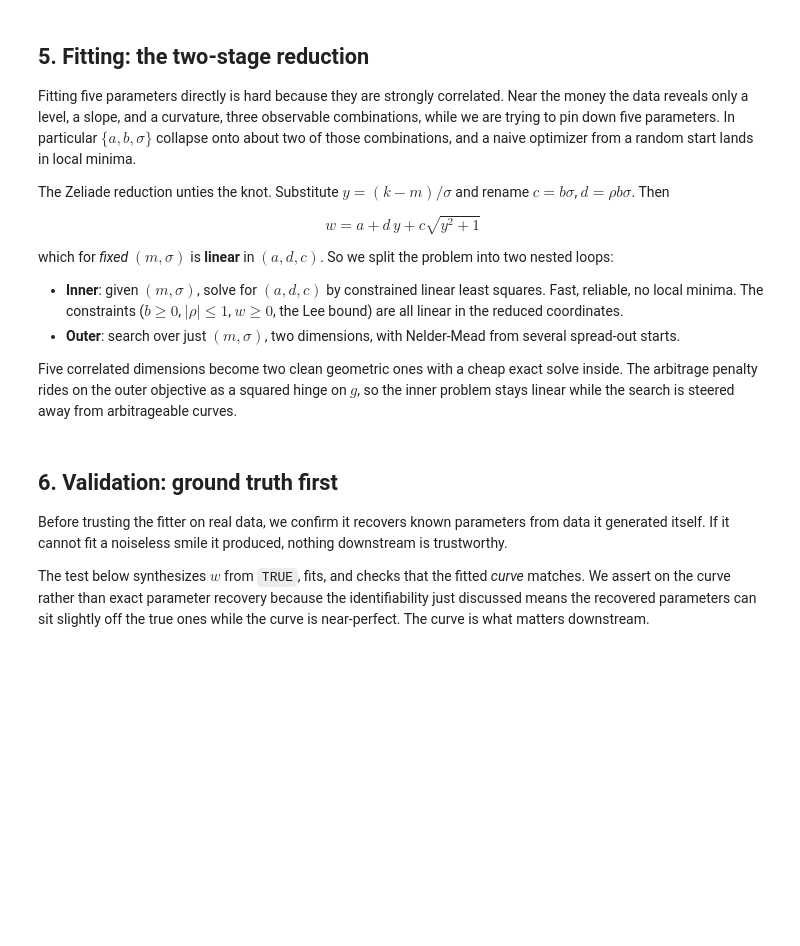
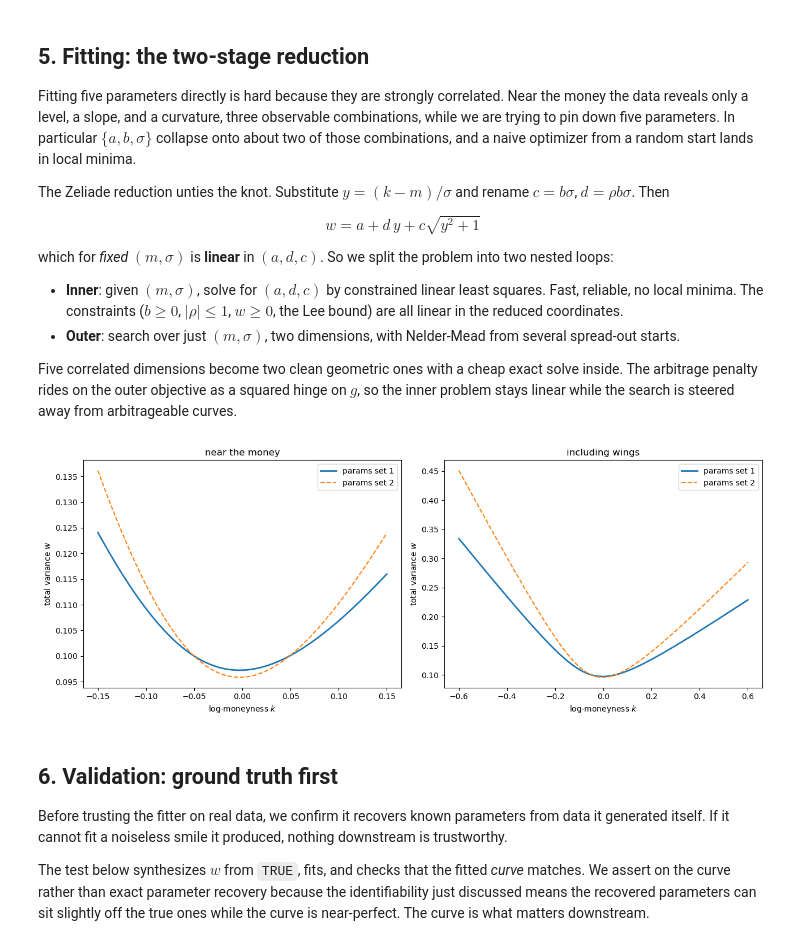
Before and after one commit to Kunvuthi/quant-project, a Jupyter notebook: notebooks/10_svi_fit.ipynb, the cells around one changed output. Cells and saved outputs as stored; diff of their text form; code cells hidden in the pictures; blank space fills up the shorter version.

Commit message:
Written up illustrations and fit SVI calibration to real SPX data

```diff
--- a/notebooks/10_svi_fit.ipynb
+++ b/notebooks/10_svi_fit.ipynb
@@ -190,13 +264,29 @@ hinge on $g$, so the inner problem stays linear while the search is steered
 away from arbitrageable curves.
 # %%
 # Illustrate the identifiability point that motivates the reduction.
-# Show two DIFFERENT parameter sets that produce nearly the SAME curve near the
-# money, to make "badly identified" concrete.
-#
-# Take TRUE, and a perturbed set where a is lowered and b*sigma raised to
-# roughly compensate (recall level ~ a + b*sigma). Plot both over a modest k
-# range: near the money they nearly coincide, they separate only in the wings.
-# This is why the fit needs wing data and why the reduction helps.
+# Two different parameter sets, nearly identical near the money.
+# Lower a, raise b*sigma to compensate (recall near-money level ~ a + b*sigma).
+P1 = TRUE
+P2 = TRUE._replace(a=TRUE.a - 0.03, b=TRUE.b + 0.03/TRUE.sigma)  # a down, b up to hold a+b*sigma
+
+k_near = np.linspace(-0.15, 0.15, 200)   # near the money
+k_wide = np.linspace(-0.6, 0.6, 400)     # including wings
+
+fig, axes = plt.subplots(1, 2, figsize=(13, 5))
+
+for ax, kk, title in [(axes[0], k_near, "near the money"),
+                      (axes[1], k_wide, "including wings")]:
+    ax.plot(kk, svi_raw(kk, P1), color="tab:blue", lw=2, label="params set 1")
+    ax.plot(kk, svi_raw(kk, P2), color="tab:orange", lw=1.5, ls="--", label="params set 2")
+    ax.set_title(title)
+    ax.set_xlabel("log-moneyness $k$")
+    ax.set_ylabel("total variance $w$")
+    ax.legend()
+
+plt.tight_layout()
+plt.show()
+# %% [output]
+[figure, added]
 # %% [markdown]
 ## 6. Validation: ground truth first
 
```
Also changed, not shown: parts of 18 cells of this notebook.
